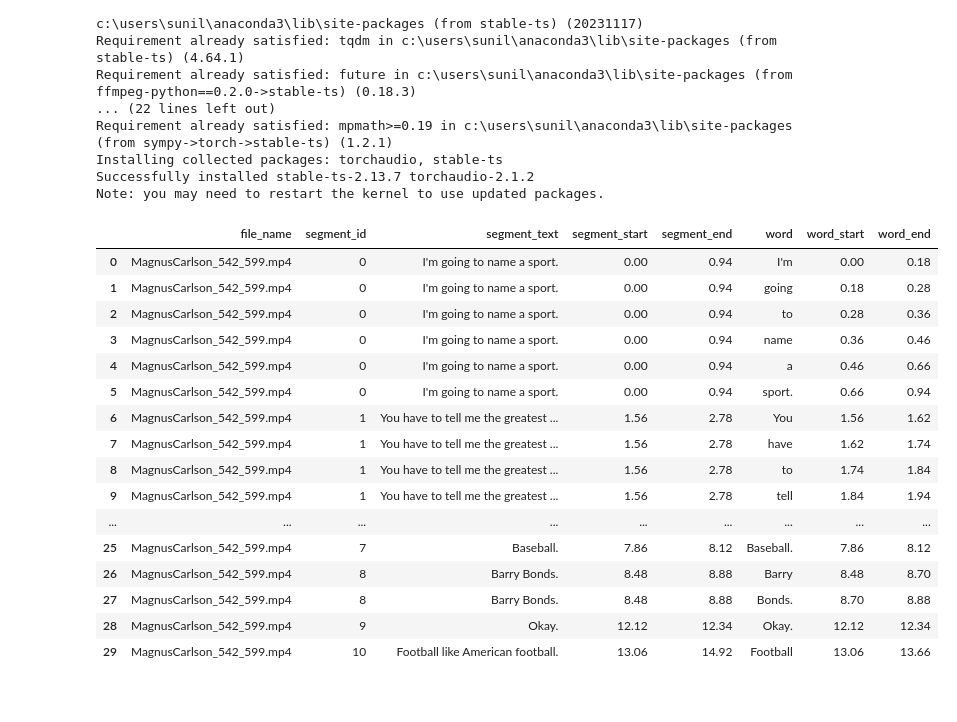
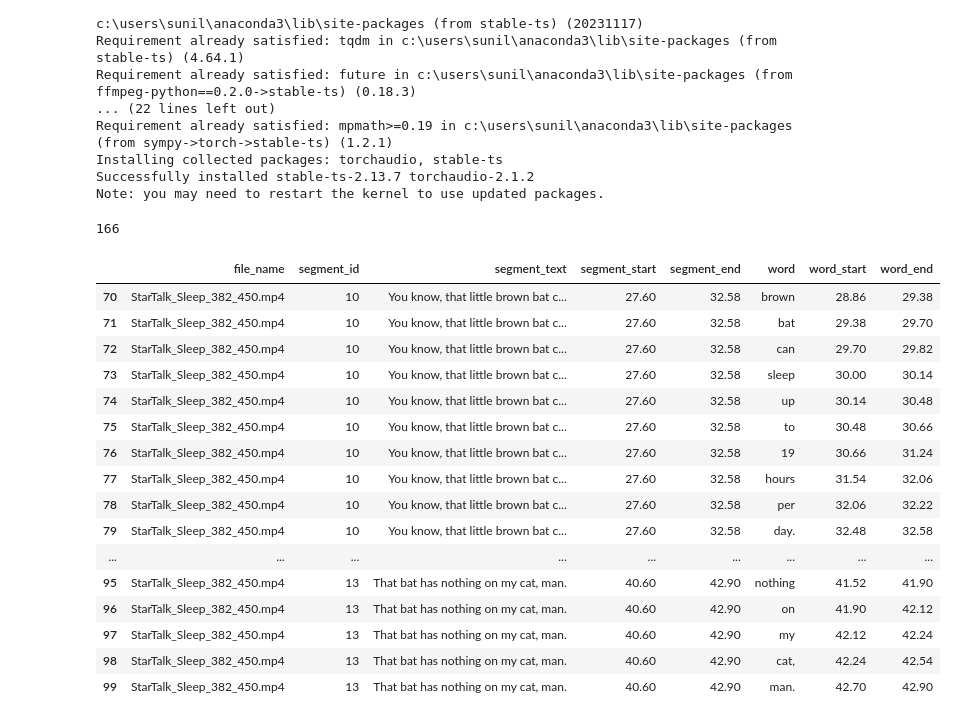
Before and after one commit to ghadwalsunil/WhoSaidThat, a Jupyter notebook: CustomUtils/Dataset preparation/Transcribe Single Video.ipynb, the cells around one changed output. Drawn from its saved outputs; the diff is of its cells as text; code cells hidden in the pictures.

```diff
--- a/CustomUtils/Dataset preparation/Transcribe Single Video.ipynb
+++ b/CustomUtils/Dataset preparation/Transcribe Single Video.ipynb
@@ -109,31 +109,34 @@ def generate_whisper_transcription(file_name, file_path, output):
     df = pd.DataFrame(rows)
 
     return df
+# %%
+model_name_openai = "large"
+model = get_whisper_model(model_name_openai)
 # %%
-file_name = 'MagnusCarlson_542_599.mp4'
-model_name_openai = "medium.en"
+file_name = 'StarTalk_Sleep_382_450.mp4'
 video_dir = "../../Dataset/Videos/"
 
-model = get_whisper_model(model_name_openai)
 output = get_whisper_result(os.path.join(video_dir, file_name), model)
 df = generate_whisper_transcription(file_name, os.path.join(video_dir, file_name), output)
 # %%
-df.head(30)
+print(len(df))
+df[70:100]
 # %% [output]
+166
 |  | file_name | segment_id | segment_text | segment_start | segment_end | word | word_start | word_end |
-| 0 | MagnusCarlson_542_599.mp4 | 0 | I'm going to name a sport. | 0.00 | 0.94 | I'm | 0.00 | 0.18 |
-| 1 | MagnusCarlson_542_599.mp4 | 0 | I'm going to name a sport. | 0.00 | 0.94 | going | 0.18 | 0.28 |
-| 2 | MagnusCarlson_542_599.mp4 | 0 | I'm going to name a sport. | 0.00 | 0.94 | to | 0.28 | 0.36 |
-| 3 | MagnusCarlson_542_599.mp4 | 0 | I'm going to name a sport. | 0.00 | 0.94 | name | 0.36 | 0.46 |
-| 4 | MagnusCarlson_542_599.mp4 | 0 | I'm going to name a sport. | 0.00 | 0.94 | a | 0.46 | 0.66 |
-| 5 | MagnusCarlson_542_599.mp4 | 0 | I'm going to name a sport. | 0.00 | 0.94 | sport. | 0.66 | 0.94 |
-| 6 | MagnusCarlson_542_599.mp4 | 1 | You have to tell me the greatest ... | 1.56 | 2.78 | You | 1.56 | 1.62 |
-| 7 | MagnusCarlson_542_599.mp4 | 1 | You have to tell me the greatest ... | 1.56 | 2.78 | have | 1.62 | 1.74 |
-| 8 | MagnusCarlson_542_599.mp4 | 1 | You have to tell me the greatest ... | 1.56 | 2.78 | to | 1.74 | 1.84 |
-| 9 | MagnusCarlson_542_599.mp4 | 1 | You have to tell me the greatest ... | 1.56 | 2.78 | tell | 1.84 | 1.94 |
+| 70 | StarTalk_Sleep_382_450.mp4 | 10 | You know, that little brown bat c... | 27.60 | 32.58 | brown | 28.86 | 29.38 |
+| 71 | StarTalk_Sleep_382_450.mp4 | 10 | You know, that little brown bat c... | 27.60 | 32.58 | bat | 29.38 | 29.70 |
+| 72 | StarTalk_Sleep_382_450.mp4 | 10 | You know, that little brown bat c... | 27.60 | 32.58 | can | 29.70 | 29.82 |
+| 73 | StarTalk_Sleep_382_450.mp4 | 10 | You know, that little brown bat c... | 27.60 | 32.58 | sleep | 30.00 | 30.14 |
+| 74 | StarTalk_Sleep_382_450.mp4 | 10 | You know, that little brown bat c... | 27.60 | 32.58 | up | 30.14 | 30.48 |
+| 75 | StarTalk_Sleep_382_450.mp4 | 10 | You know, that little brown bat c... | 27.60 | 32.58 | to | 30.48 | 30.66 |
+| 76 | StarTalk_Sleep_382_450.mp4 | 10 | You know, that little brown bat c... | 27.60 | 32.58 | 19 | 30.66 | 31.24 |
+| 77 | StarTalk_Sleep_382_450.mp4 | 10 | You know, that little brown bat c... | 27.60 | 32.58 | hours | 31.54 | 32.06 |
+| 78 | StarTalk_Sleep_382_450.mp4 | 10 | You know, that little brown bat c... | 27.60 | 32.58 | per | 32.06 | 32.22 |
+| 79 | StarTalk_Sleep_382_450.mp4 | 10 | You know, that little brown bat c... | 27.60 | 32.58 | day. | 32.48 | 32.58 |
 | ... | ... | ... | ... | ... | ... | ... | ... | ... |
-| 25 | MagnusCarlson_542_599.mp4 | 7 | Baseball. | 7.86 | 8.12 | Baseball. | 7.86 | 8.12 |
-| 26 | MagnusCarlson_542_599.mp4 | 8 | Barry Bonds. | 8.48 | 8.88 | Barry | 8.48 | 8.70 |
-| 27 | MagnusCarlson_542_599.mp4 | 8 | Barry Bonds. | 8.48 | 8.88 | Bonds. | 8.70 | 8.88 |
-| 28 | MagnusCarlson_542_599.mp4 | 9 | Okay. | 12.12 | 12.34 | Okay. | 12.12 | 12.34 |
-| 29 | MagnusCarlson_542_599.mp4 | 10 | Football like American football. | 13.06 | 14.92 | Football | 13.06 | 13.66 |
+| 95 | StarTalk_Sleep_382_450.mp4 | 13 | That bat has nothing on my cat, man. | 40.60 | 42.90 | nothing | 41.52 | 41.90 |
+| 96 | StarTalk_Sleep_382_450.mp4 | 13 | That bat has nothing on my cat, man. | 40.60 | 42.90 | on | 41.90 | 42.12 |
+| 97 | StarTalk_Sleep_382_450.mp4 | 13 | That bat has nothing on my cat, man. | 40.60 | 42.90 | my | 42.12 | 42.24 |
+| 98 | StarTalk_Sleep_382_450.mp4 | 13 | That bat has nothing on my cat, man. | 40.60 | 42.90 | cat, | 42.24 | 42.54 |
+| 99 | StarTalk_Sleep_382_450.mp4 | 13 | That bat has nothing on my cat, man. | 40.60 | 42.90 | man. | 42.70 | 42.90 |
```
Also changed, not shown: parts of 4 cells of this notebook, 7 other files.
